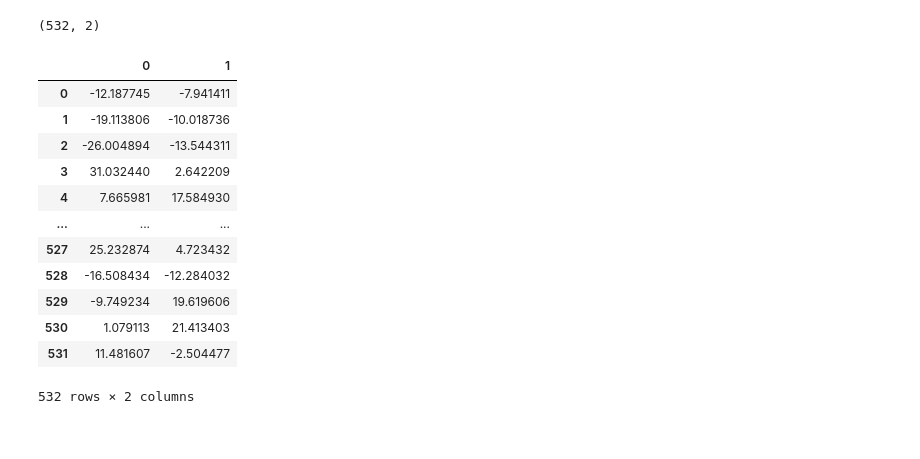
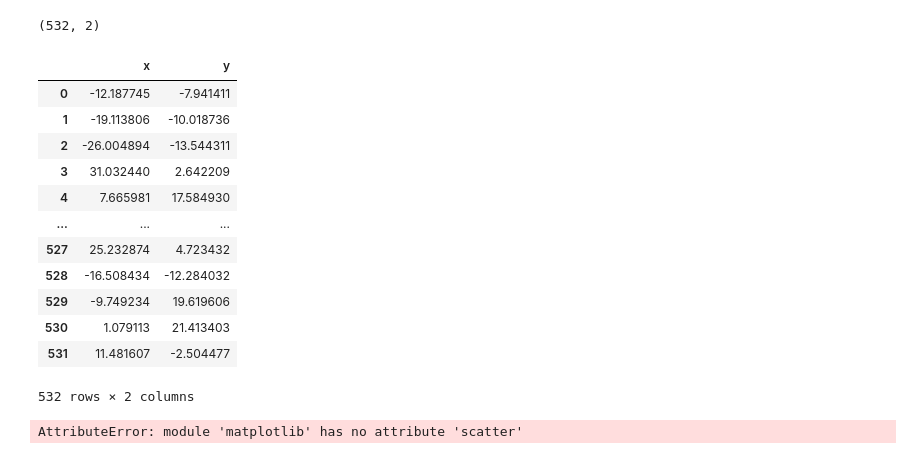
Before and after one commit to twolightsabovethesea/cryptocurrency-clusters, a Jupyter notebook: crypto_clusters.ipynb, the cells around one changed output. Saved outputs shown, nothing was run; the diff lists cells and outputs as text; code cells hidden in the pictures.

Commit message:
created scatter plot

```diff
--- a/crypto_clusters.ipynb
+++ b/crypto_clusters.ipynb
@@ -263,21 +264,27 @@ tsne_result = tsne.fit_transform(pca_df)
 tsne_result.shape
 # %% [output]
 (532, 2)
-# %%
-# return the data to a dataframe
-tsne_df = pd.DataFrame(tsne_result)
-tsne_df
-# %% [output]
-|  | 0 | 1 |
-| 0 | -12.187745 | -7.941411 |
-| 1 | -19.113806 | -10.018736 |
-| 2 | -26.004894 | -13.544311 |
-| 3 | 31.032440 | 2.642209 |
-| 4 | 7.665981 | 17.584930 |
-| ... | ... | ... |
-| 527 | 25.232874 | 4.723432 |
-| 528 | -16.508434 | -12.284032 |
-| 529 | -9.749234 | 19.619606 |
-| 530 | 1.079113 | 21.413403 |
-| 531 | 11.481607 | -2.504477 |
-532 rows × 2 columns
+# %%
+tdf = pd.DataFrame()
+tdf["x"] = tsne_result[:,0]
+tdf["y"] = tsne_result[:,1]
+tdf
+# %% [output]
+|  | x | y |
+| 0 | -12.187745 | -7.941411 |
+| 1 | -19.113806 | -10.018736 |
+| 2 | -26.004894 | -13.544311 |
+| 3 | 31.032440 | 2.642209 |
+| 4 | 7.665981 | 17.584930 |
+| ... | ... | ... |
+| 527 | 25.232874 | 4.723432 |
+| 528 | -16.508434 | -12.284032 |
+| 529 | -9.749234 | 19.619606 |
+| 530 | 1.079113 | 21.413403 |
+| 531 | 11.481607 | -2.504477 |
+532 rows × 2 columns
+# %%
+# create a scatter plot
+plt.scatter(tdf["x"], tdf["y"])
+# %% [output]
+AttributeError: module 'matplotlib' has no attribute 'scatter'
```
Also changed, not shown: parts of 1 cell of this notebook.
